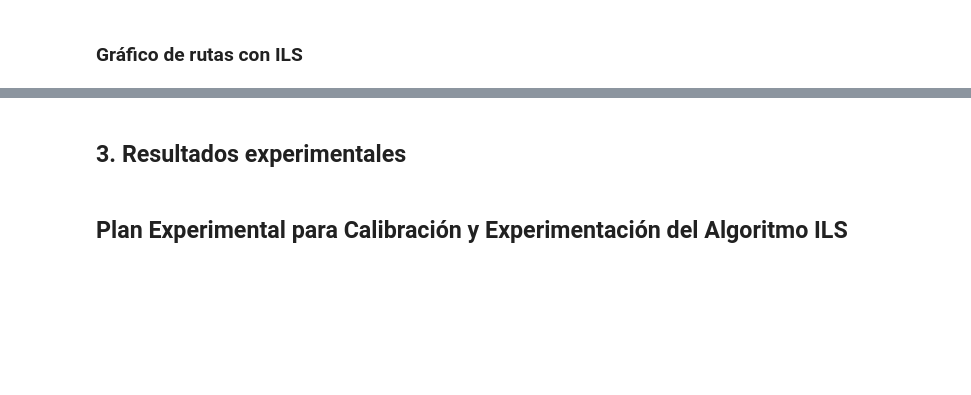
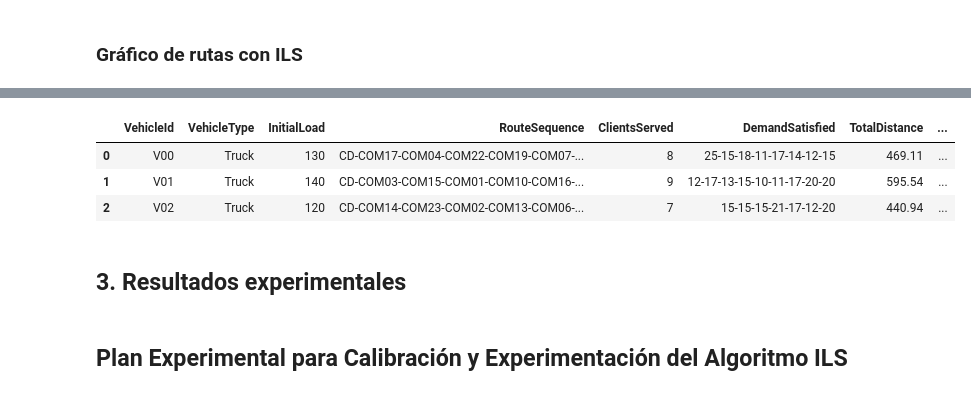
Before and after one commit to Proyectos-MOS/Proyecto-Etapa-3, a Jupyter notebook: proyectoetapa3/proyecto_etapa3.ipynb, the cells around one changed output, grey strips where cells are left out. Drawn from its saved outputs; the diff is of its cells as text; code cells hidden in the pictures; blank space fills up the shorter version.

Commit message:
Verificacion y concluciones

```diff
--- a/proyectoetapa3/proyecto_etapa3.ipynb
+++ b/proyectoetapa3/proyecto_etapa3.ipynb
@@ -327,3 +329,89 @@ plt.show()
+# %%
+import os
+import pandas as pd
+
+
+os.makedirs("verification-ils", exist_ok=True)
+
+
+
+
+clients_df = pd.read_csv("../data-caso1/clients.csv")
+vehicles_df = pd.read_csv("../data-caso1/vehicles.csv")
+
+
+demanda = dict(zip(clients_df["ClientID"], clients_df["Demand"]))
+
+
+capacidades = list(vehicles_df.sort_values("VehicleID")["Capacity"])
+
+
+
+
+def generar_csv_verificacion_ils_caso_base(rutas, demanda, grafo, capacidades, filename="verification-ils/verification_case_base_ils.csv"):
+    Pf = 15000
+    Cm = 700
+    Ce = 0
+    Ft = 5000
+    Cv = 0
+
+    records = []
+
+    for i, ruta in enumerate(rutas):
+        vid = f"V{i:02d}"
+        vtype = "Truck"
+        init_load = capacidades[i] if i < len(capacidades) else 0
+
+        seq = ["CD"]
+        total_dist = 0.0
+        total_time = 0.0
+        total_cost = 0.0
+        demands = []
+
+        for j in range(len(ruta) - 1):
+            origen = ruta[j]
+            destino = ruta[j + 1]
+
+            dist_ij = grafo[origen][destino][0]
+            time_ij = grafo[origen][destino][1]
+
+            cost_ij = Pf * dist_ij + Cm + Ce + Ft + Cv * time_ij
+
+            total_dist += dist_ij
+            total_time += time_ij
+            total_cost += cost_ij
+
+            if destino != 0:
+                seq.append(f"COM{int(destino):02d}")
+                demands.append(int(demanda.get(destino, 0)))
+
+        seq.append("CD")
+
+        records.append({
+            "VehicleId": vid,
+            "VehicleType": vtype,
+            "InitialLoad": round(init_load, 2),
+            "RouteSequence": "-".join(seq),
+            "ClientsServed": len(demands),
+            "DemandSatisfied": "-".join(map(str, demands)),
+            "TotalDistance": round(total_dist, 2),
+            "TotalTime": round(total_time, 2),
+            "Cost": round(total_cost, 2)
+        })
+
+    df_verif = pd.DataFrame(records)
+    df_verif.to_csv(filename, index=False)
+    return df_verif
+
+
+
+df_verif = generar_csv_verificacion_ils_caso_base(mejor_solucion, demanda, grafo, capacidades)
+display(df_verif)
+# %% [output]
+|  | VehicleId | VehicleType | InitialLoad | RouteSequence | ClientsServed | DemandSatisfied | TotalDistance | ... |
+| 0 | V00 | Truck | 130 | CD-COM17-COM04-COM22-COM19-COM07-... | 8 | 25-15-18-11-17-14-12-15 | 469.11 | ... |
+| 1 | V01 | Truck | 140 | CD-COM03-COM15-COM01-COM10-COM16-... | 9 | 12-17-13-15-10-11-17-20-20 | 595.54 | ... |
+| 2 | V02 | Truck | 120 | CD-COM14-COM23-COM02-COM13-COM06-... | 7 | 15-15-15-21-17-12-20 | 440.94 | ... |
 # %% [markdown]
 ## 3. Resultados experimentales
 # %% [markdown]
```
Also changed, not shown: parts of 10 cells of this notebook, 6 other files.
